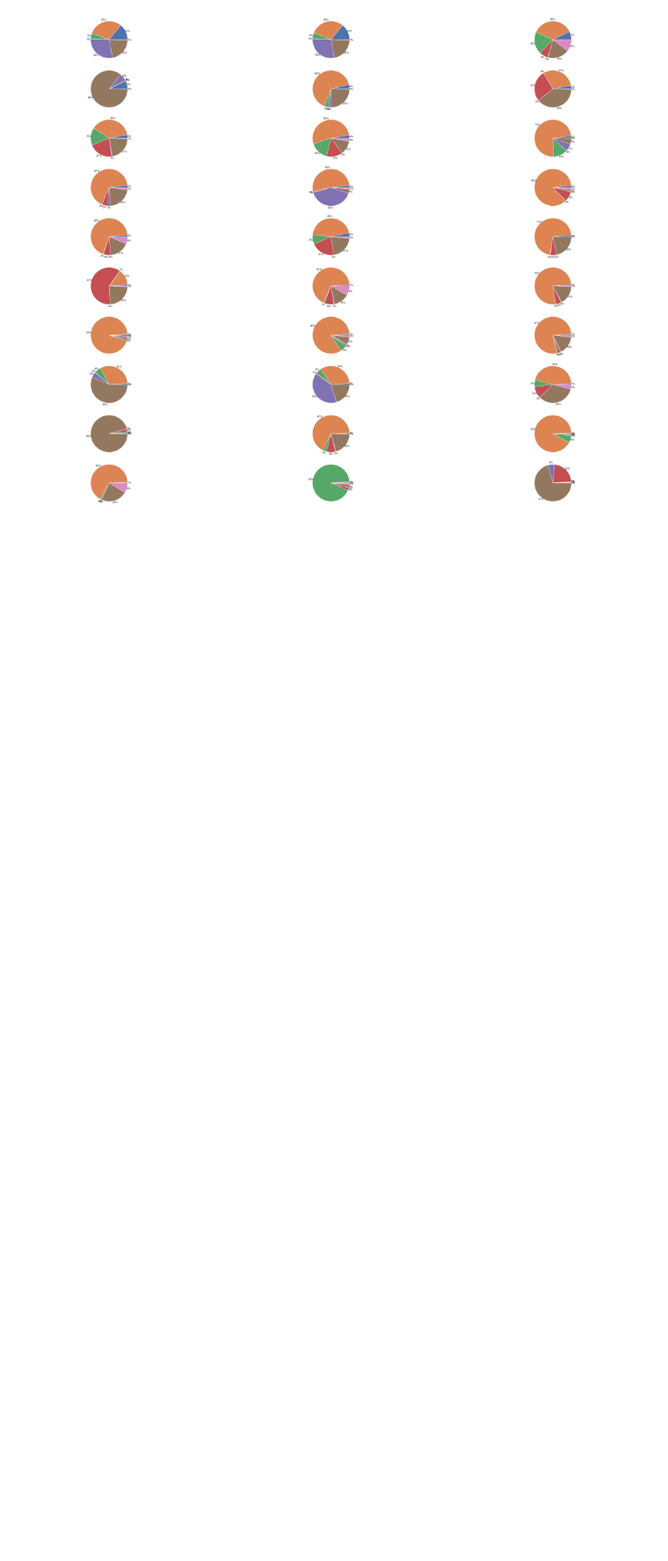
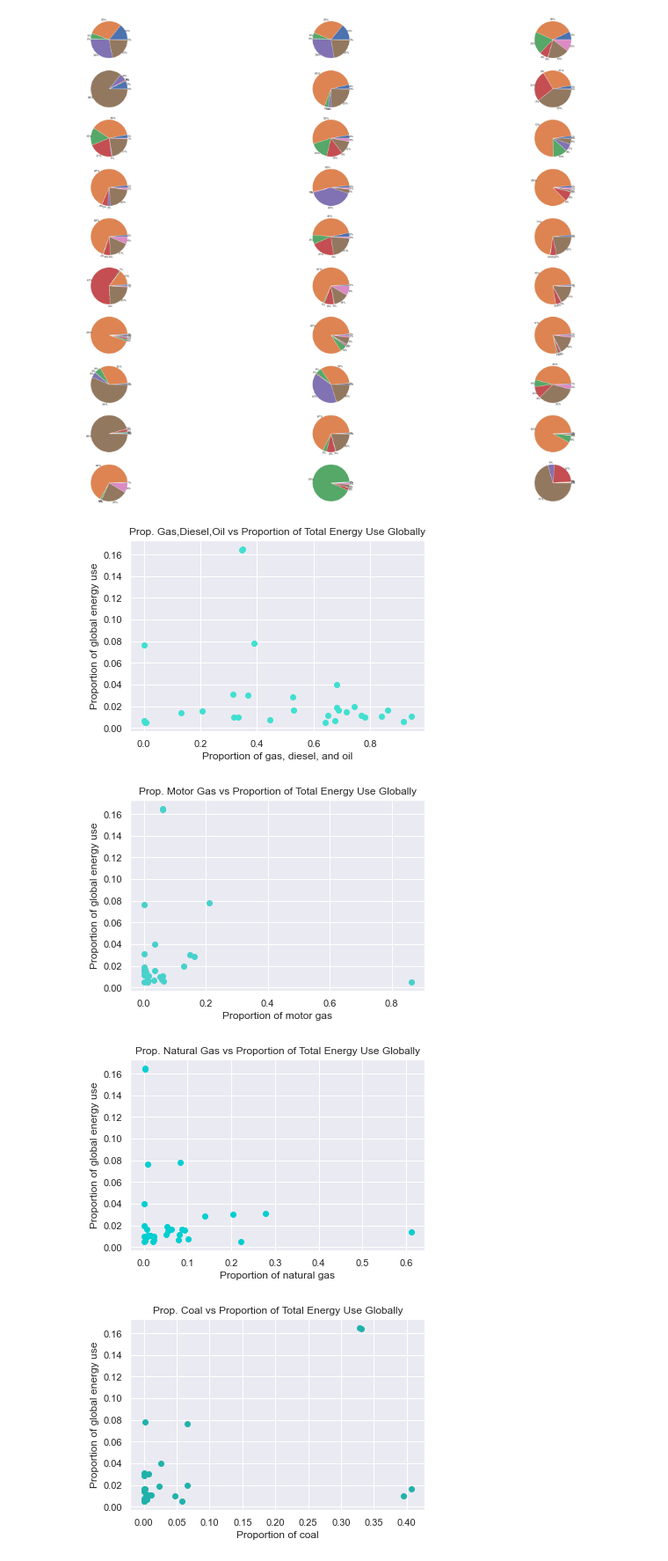
Before and after one commit to shubap/AgriculturalEnergyUse, a Jupyter notebook: countriesenergyv1.ipynb, the cells around one changed output. Shown at 88% size. Saved outputs shown, nothing was run; the diff lists cells and outputs as text; code cells hidden in the pictures; blank space fills up the shorter version.

```diff
--- a/countriesenergyv1.ipynb
+++ b/countriesenergyv1.ipynb
@@ -425,4 +433,58 @@ plt.show()
 # %%
 # Exploring whether there is a correlation between how a country uses its energy
 # (aka agricultural energy use proportion breakdown) and how much of the
 # global proportion of energy thr country takes up
+
+# Gas, diesel, oil
+plt.scatter(overall_energy["Prop. Gas,Diesel,Oil"].head(30), overall_energy["Proportion of Global Total"].head(30), color='turquoise')
+plt.gca().update(dict(title="Prop. Gas,Diesel,Oil vs Proportion of Total Energy Use Globally",
+                      xlabel="Proportion of gas, diesel, and oil", ylabel="Proportion of global energy use"))
+plt.grid(True)
+plt.show()
+
+# Motor gas
+plt.scatter(overall_energy["Prop. Motor Gas"].head(30), overall_energy["Proportion of Global Total"].head(30), color='mediumturquoise')
+plt.gca().update(dict(title="Prop. Motor Gas vs Proportion of Total Energy Use Globally",
+                      xlabel="Proportion of motor gas", ylabel="Proportion of global energy use"))
+plt.grid(True)
+plt.show()
+
+# Natural gas
+plt.scatter(overall_energy["Prop. Natural Gas"].head(30), overall_energy["Proportion of Global Total"].head(30), color='darkturquoise')
+plt.gca().update(dict(title="Prop. Natural Gas vs Proportion of Total Energy Use Globally",
+                      xlabel="Proportion of natural gas", ylabel="Proportion of global energy use"))
+plt.grid(True)
+plt.show()
+
+# Coal
+plt.scatter(overall_energy["Prop. Coal"].head(30), overall_energy["Proportion of Global Total"].head(30), color='lightseagreen')
+plt.gca().update(dict(title="Prop. Coal vs Proportion of Total Energy Use Globally",
+                      xlabel="Proportion of coal", ylabel="Proportion of global energy use"))
+plt.grid(True)
+plt.show()
+
+# Electricity
+plt.scatter(overall_energy["Prop. Electricity"].head(30), overall_energy["Proportion of Global Total"].head(30), color='darkcyan')
+plt.gca().update(dict(title="Prop. Electricity vs Proportion of Total Energy Use Globally",
+                      xlabel="Proportion of electricity", ylabel="Proportion of global energy use"))
+plt.grid(True)
+plt.show()
+
+# Liquid petroleum gas
+plt.scatter(overall_energy["Prop. Liq. Petroleum Gas"].head(30), overall_energy["Proportion of Global Total"].head(30), color='teal')
+plt.gca().update(dict(title="Prop. Liq. Petroleum Gas vs Proportion of Total Energy Use Globally",
+                      xlabel="Proportion of liquid petroleum gas", ylabel="Proportion of global energy use"))
+plt.grid(True)
+plt.show()
+
+# Fuel oil
+plt.scatter(overall_energy["Prop. Fuel Oil"].head(30), overall_energy["Proportion of Global Total"].head(30), color='darkslategrey')
+plt.gca().update(dict(title="Prop. Fuel Oil vs Proportion of Total Energy Use Globally",
+                      xlabel="Proportion of fuel oil", ylabel="Proportion of global energy use"))
+plt.grid(True)
+plt.show()
+# %% [output]
+[figure, added]
+[figure, added]
+[figure, added]
+[figure, added]
```
Also changed, not shown: parts of 3 cells of this notebook.
